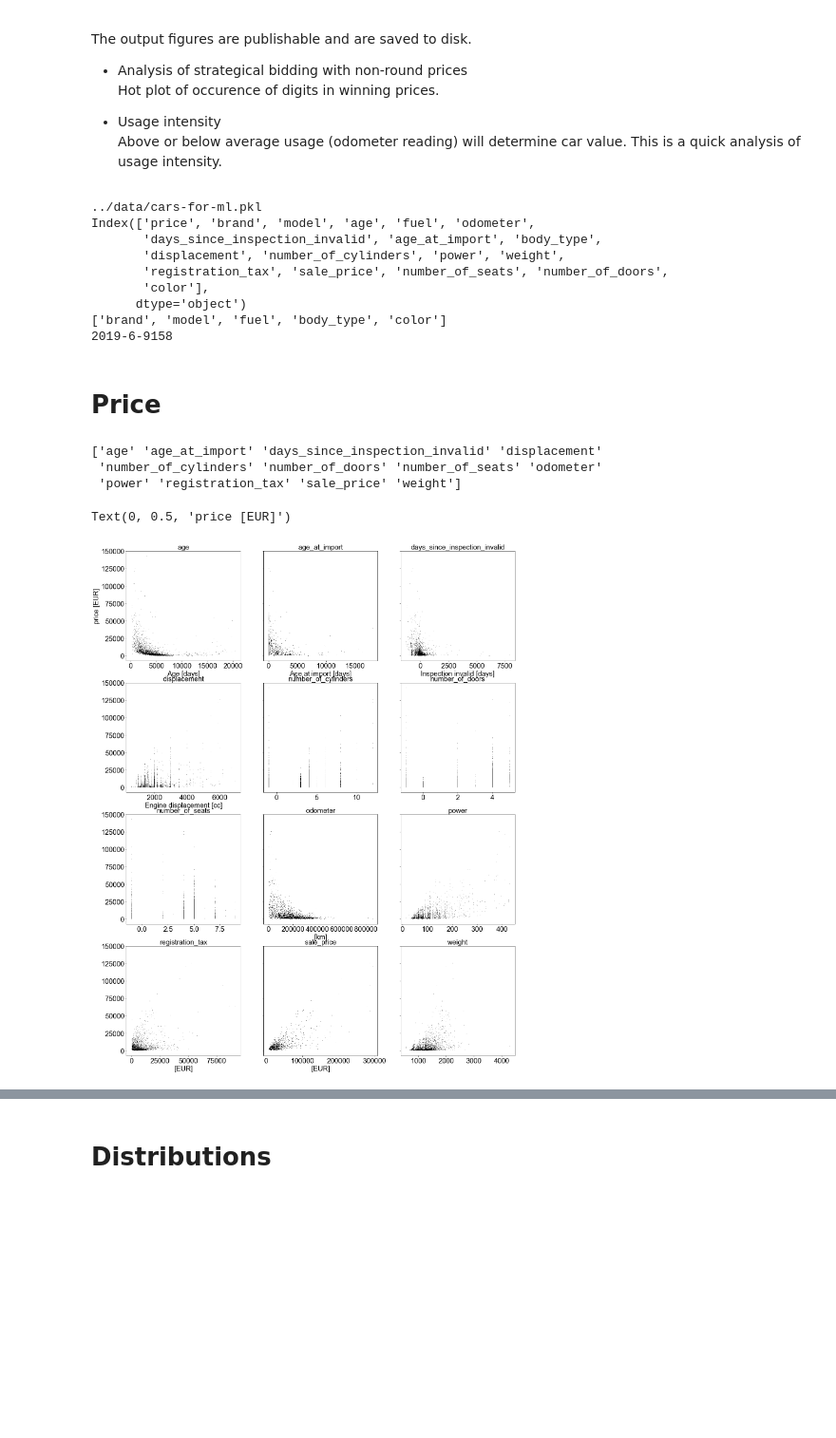
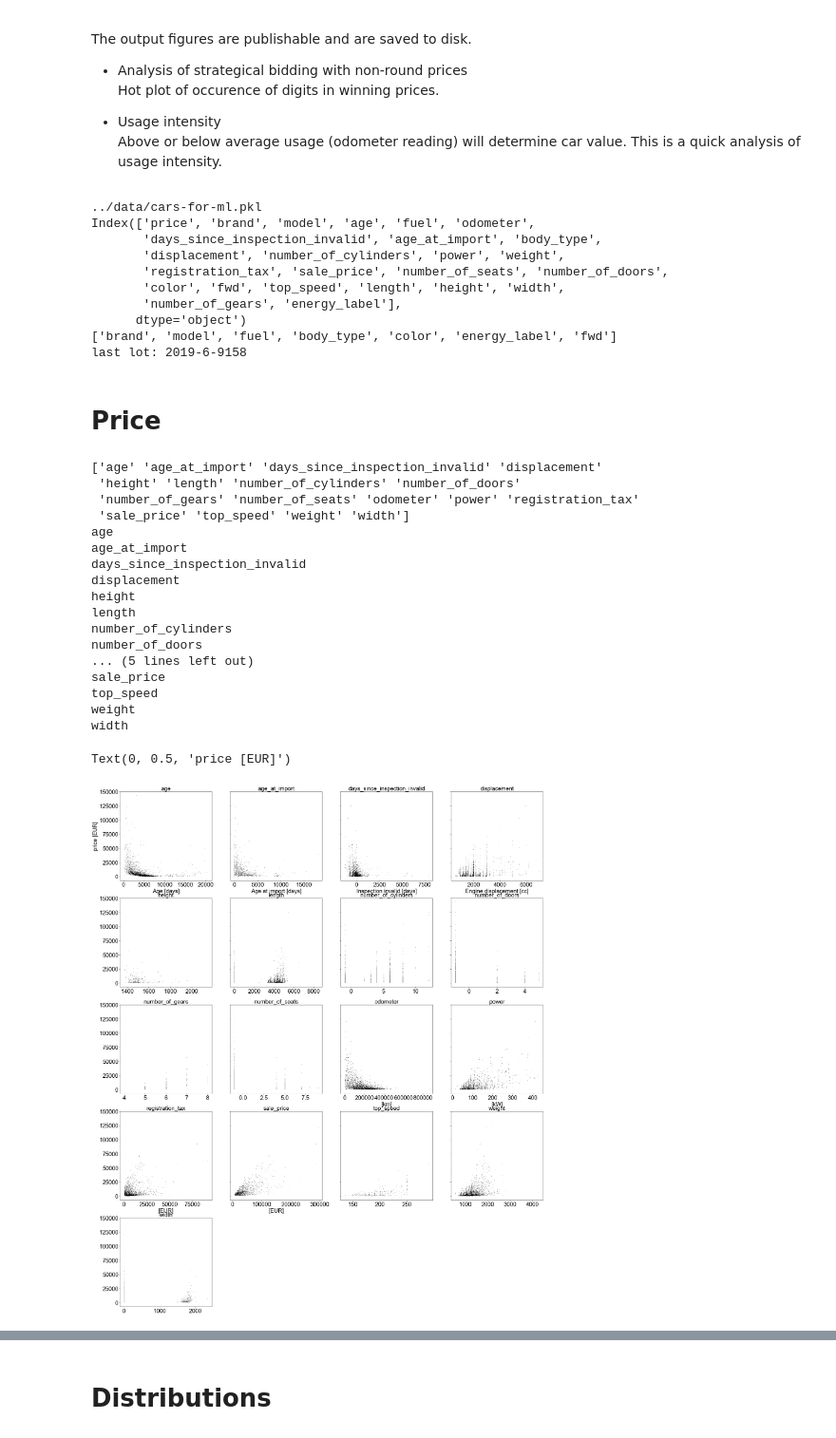
Before and after one commit to r5atom/Saturday-Datascience, a Jupyter notebook: code/eda-after-merge.ipynb, the cells around one changed output, grey strips where cells are left out. Shown at 95% size. Drawn from its saved outputs; the diff is of its cells as text; code cells hidden in the pictures; blank space fills up the shorter version.

```diff
--- a/code/eda-after-merge.ipynb
+++ b/code/eda-after-merge.ipynb
@@ -83,30 +83,31 @@ print(fn)
 df = pd.read_pickle(fn)
 print(df.columns)
 
-# cetegories
-cat_columns = ['brand', 'model', 'fuel', 'body_type','color']
+# categories
+cat_columns = ['brand', 'model', 'fuel', 'body_type','color', 'energy_label', 'fwd']
 print(list(df[cat_columns]))
 
 # sensible name
 df['car_name'] = df.apply(car_name,axis='columns')
 
-print(df.index[-1])
+print('last lot:',df.index[-1])
 # %% [output]
 ../data/cars-for-ml.pkl
 Index(['price', 'brand', 'model', 'age', 'fuel', 'odometer',
        'days_since_inspection_invalid', 'age_at_import', 'body_type',
        'displacement', 'number_of_cylinders', 'power', 'weight',
        'registration_tax', 'sale_price', 'number_of_seats', 'number_of_doors',
-       'color'],
+       'color', 'fwd', 'top_speed', 'length', 'height', 'width',
+       'number_of_gears', 'energy_label'],
       dtype='object')
-['brand', 'model', 'fuel', 'body_type', 'color']
-2019-6-9158
+['brand', 'model', 'fuel', 'body_type', 'color', 'energy_label', 'fwd']
+last lot: 2019-6-9158
 # %% [markdown]
 # Price
 # %%
 def get_nr_nc(n):
     nr = int(pd.np.ceil(n**(1/2)))
-    nc = int(pd.np.floor(n/nr))
+    nc = int(pd.np.ceil(n/nr))
     return nr,nc
 # %%
 feat = pd.np.setdiff1d(df.columns, cat_columns + ['price', 'car_name'])
@@ -118,39 +119,55 @@ print(feat)
 nr,nc = get_nr_nc(len(feat))
 fig,axs = plt.subplots(nrows=nr, ncols=nc, figsize=[8*nc,8*nr], sharey=True)
 
 for iF,ax in enumerate(axs.ravel()):
+    if iF >= len(feat):
+        ax.set_visible(False)
+        continue
+
+    print(feat[iF])
     ax.plot(X.iloc[:,iF],y,',k')
     ax.set_title(feat[iF])
     if feat[iF] == 'displacement':
         ax.set_xlabel('Engine displacement [cc]')
     elif feat[iF] == 'age':
         ax.set_xlabel('Age [days]')
     elif feat[iF] == 'age_at_import':
         ax.set_xlabel('Age at import [days]')
     elif feat[iF] == 'days_since_inspection_invalid':
         ax.set_xlabel('Inspection invalid [days]')
     elif feat[iF] == 'power':
-        #vermogen_massarijklaar
-        pass
-    elif feat[iF] == 'power2':
         #nettomaximumvermogen
         ax.set_xlabel('[kW]')
     elif feat[iF] == 'odometer':
         ax.set_xlabel('[km]')
     elif feat[iF] == 'registration_tax':
         ax.set_xlabel('[EUR]')
     elif feat[iF] == 'sale_price':
         ax.set_xlabel('[EUR]')
 
 
 
 axs.ravel()[0].set_ylabel('price [EUR]')
 # %% [output]
 ['age' 'age_at_import' 'days_since_inspection_invalid' 'displacement'
- 'number_of_cylinders' 'number_of_doors' 'number_of_seats' 'odometer'
- 'power' 'registration_tax' 'sale_price' 'weight']
+ 'height' 'length' 'number_of_cylinders' 'number_of_doors'
+ 'number_of_gears' 'number_of_seats' 'odometer' 'power' 'registration_tax'
+ 'sale_price' 'top_speed' 'weight' 'width']
+age
+age_at_import
+days_since_inspection_invalid
+displacement
+height
+length
+number_of_cylinders
+number_of_doors
+... (5 lines left out)
+sale_price
+top_speed
+weight
+width
 Text(0, 0.5, 'price [EUR]')
-[figure, old version]
+[figure, new version]
 # %%
 yX = pd.concat([pd.DataFrame(y), X], axis='columns').fillna(pd.np.NaN)
 
```
Also changed, not shown: parts of 13 cells of this notebook, 3 other files.
